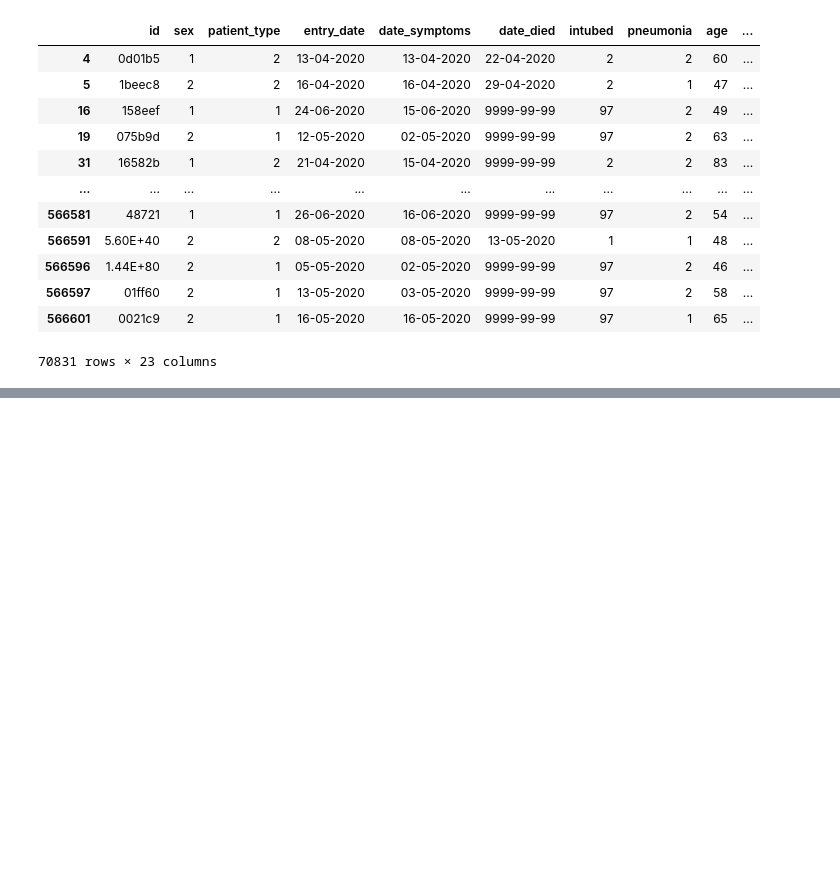
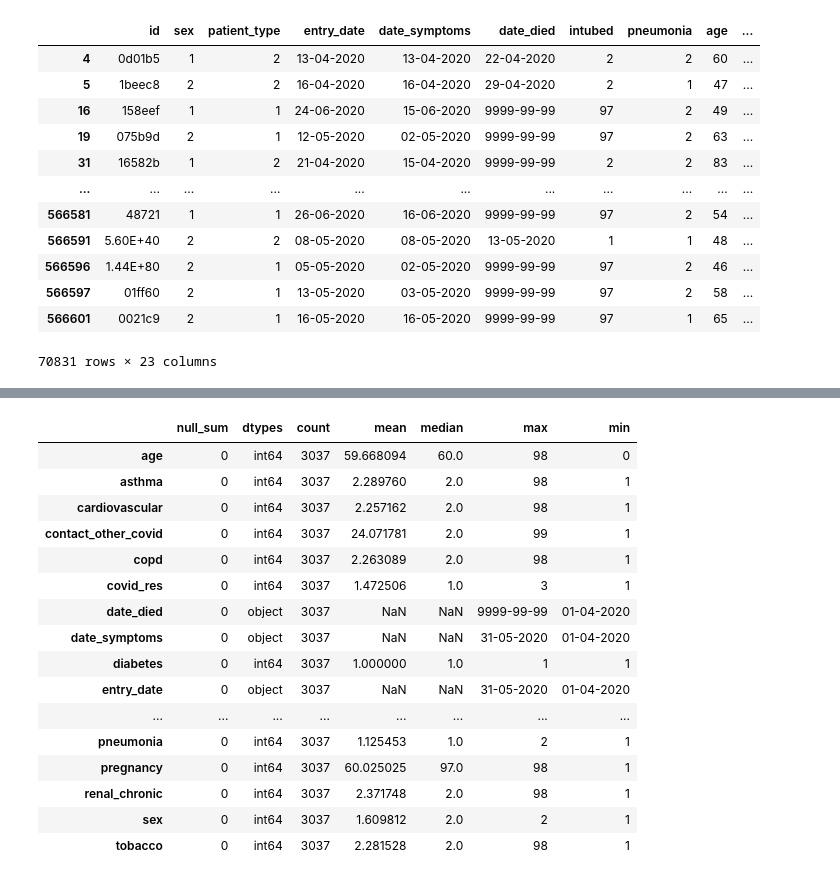
Before and after one commit to aspotter99/Covid-preconditions, a Jupyter notebook: Untitled.ipynb, the cells around one changed output, grey strips where cells are left out. Cells and saved outputs as stored; diff of their text form; code cells hidden in the pictures; blank space fills up the shorter version.

```diff
--- a/Untitled.ipynb
+++ b/Untitled.ipynb
@@ -51,0 +104,20 @@ db
+# %%
+data_summary(db_icu)
+# %% [output]
+|  | null_sum | dtypes | count | mean | median | max | min |
+| age | 0 | int64 | 3037 | 59.668094 | 60.0 | 98 | 0 |
+| asthma | 0 | int64 | 3037 | 2.289760 | 2.0 | 98 | 1 |
+| cardiovascular | 0 | int64 | 3037 | 2.257162 | 2.0 | 98 | 1 |
+| contact_other_covid | 0 | int64 | 3037 | 24.071781 | 2.0 | 99 | 1 |
+| copd | 0 | int64 | 3037 | 2.263089 | 2.0 | 98 | 1 |
+| covid_res | 0 | int64 | 3037 | 1.472506 | 1.0 | 3 | 1 |
+| date_died | 0 | object | 3037 | NaN | NaN | 9999-99-99 | 01-04-2020 |
+| date_symptoms | 0 | object | 3037 | NaN | NaN | 31-05-2020 | 01-04-2020 |
+| diabetes | 0 | int64 | 3037 | 1.000000 | 1.0 | 1 | 1 |
+| entry_date | 0 | object | 3037 | NaN | NaN | 31-05-2020 | 01-04-2020 |
+| ... | ... | ... | ... | ... | ... | ... | ... |
+| pneumonia | 0 | int64 | 3037 | 1.125453 | 1.0 | 2 | 1 |
+| pregnancy | 0 | int64 | 3037 | 60.025025 | 97.0 | 98 | 1 |
+| renal_chronic | 0 | int64 | 3037 | 2.371748 | 2.0 | 98 | 1 |
+| sex | 0 | int64 | 3037 | 1.609812 | 2.0 | 2 | 1 |
+| tobacco | 0 | int64 | 3037 | 2.281528 | 2.0 | 98 | 1 |
```
Also changed, not shown: parts of 8 cells of this notebook.
